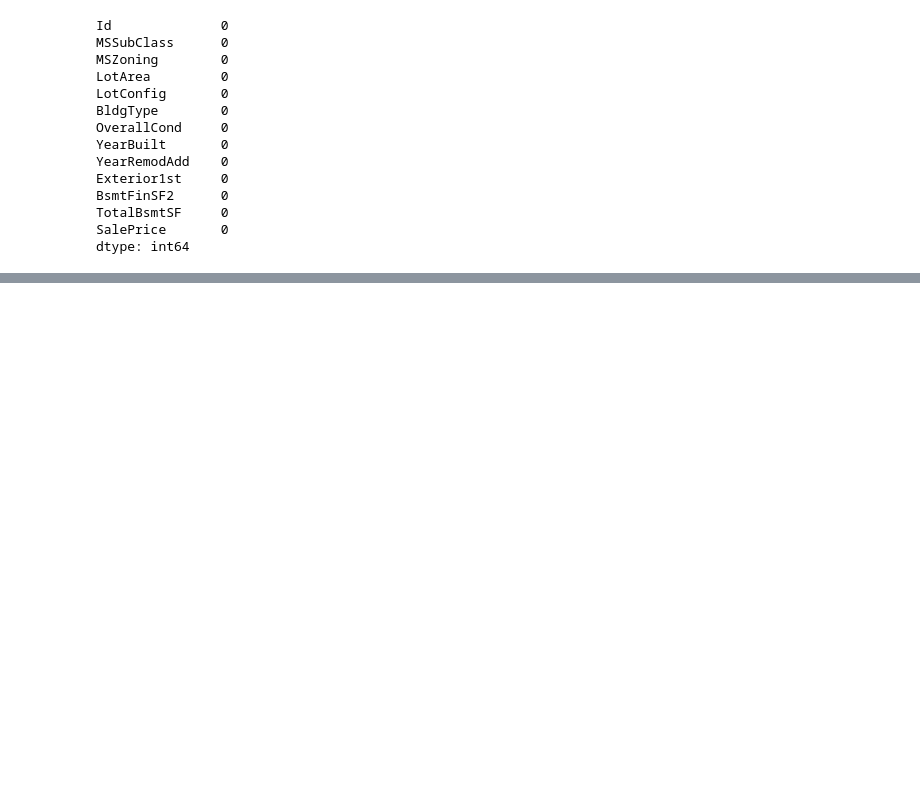
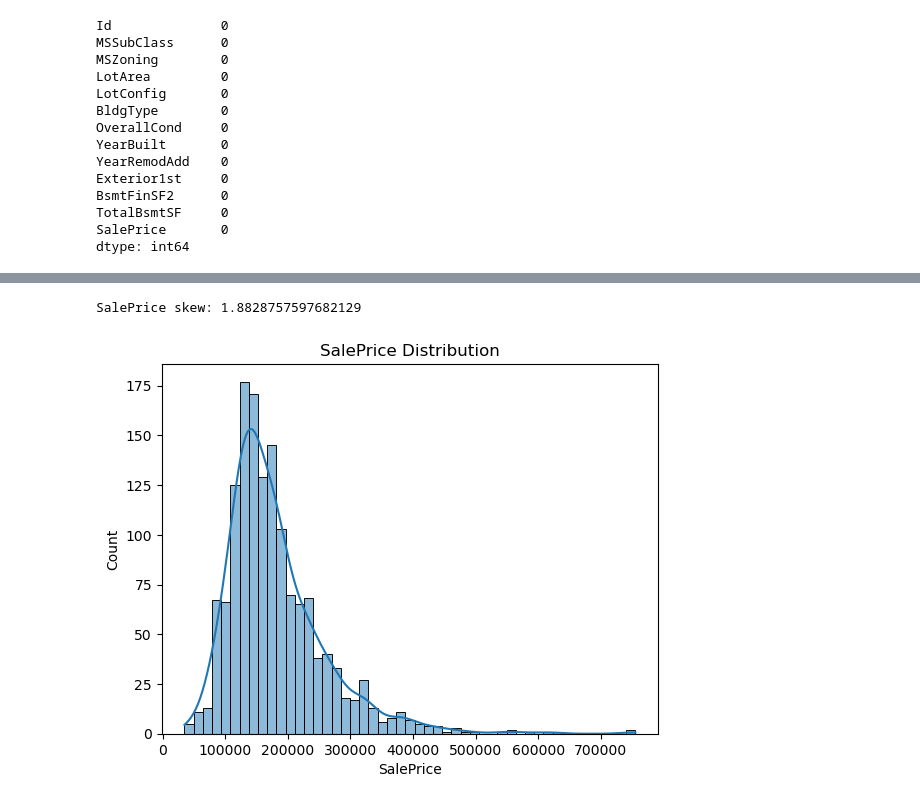
Before and after one commit to anayatasinha/House-Price-Prediction---ML, a Jupyter notebook: code.ipynb, the cells around one changed output, grey strips where cells are left out. Saved outputs shown, nothing was run; the diff lists cells and outputs as text; code cells hidden in the pictures; blank space fills up the shorter version.

```diff
--- a/code.ipynb
+++ b/code.ipynb
@@ -93,0 +114,7 @@ for feature in features_with_nan:
+# %%
+sns.histplot(train['SalePrice'], kde=True)
+plt.title('SalePrice Distribution')
+print("SalePrice skew:", train['SalePrice'].skew())
+# %% [output]
+SalePrice skew: 1.8828757597682129
+[figure, added]
```
Also changed, not shown: parts of 13 cells of this notebook.
